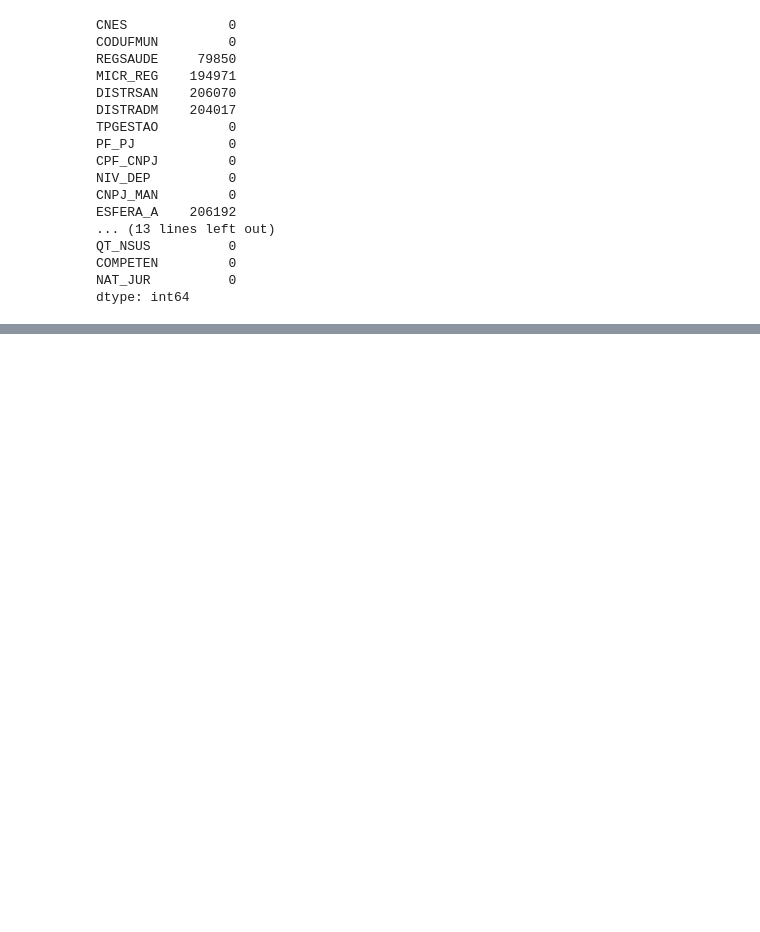
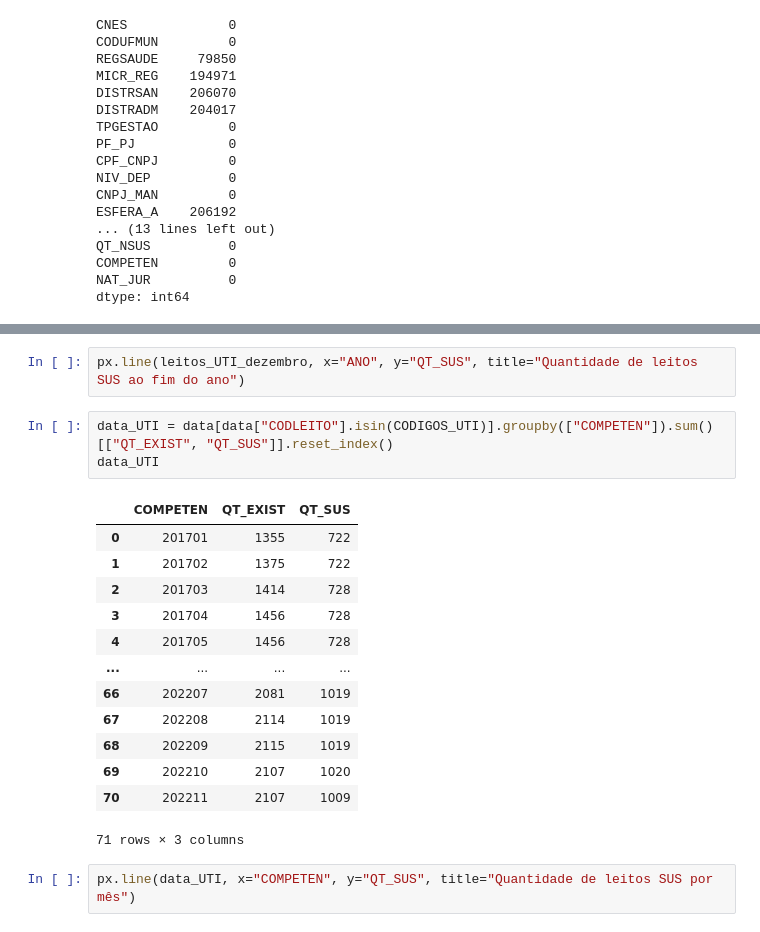
Before and after one commit to brunoconterato/go-capacidade-hospitalar, a Jupyter notebook: eda.ipynb, the cells around one changed output, grey strips where cells are left out. Saved outputs shown, nothing was run; the diff lists cells and outputs as text; blank space fills up the shorter version.

```diff
--- a/eda.ipynb
+++ b/eda.ipynb
@@ -64,0 +170,21 @@ dtype: int64
+# %%
+px.line(leitos_UTI_dezembro, x="ANO", y="QT_SUS", title="Quantidade de leitos SUS ao fim do ano")
+# %%
+data_UTI = data[data["CODLEITO"].isin(CODIGOS_UTI)].groupby(["COMPETEN"]).sum()[["QT_EXIST", "QT_SUS"]].reset_index()
+data_UTI
+# %% [output]
+|  | COMPETEN | QT_EXIST | QT_SUS |
+| 0 | 201701 | 1355 | 722 |
+| 1 | 201702 | 1375 | 722 |
+| 2 | 201703 | 1414 | 728 |
+| 3 | 201704 | 1456 | 728 |
+| 4 | 201705 | 1456 | 728 |
+| ... | ... | ... | ... |
+| 66 | 202207 | 2081 | 1019 |
+| 67 | 202208 | 2114 | 1019 |
+| 68 | 202209 | 2115 | 1019 |
+| 69 | 202210 | 2107 | 1020 |
+| 70 | 202211 | 2107 | 1009 |
+71 rows × 3 columns
+# %%
+px.line(data_UTI, x="COMPETEN", y="QT_SUS", title="Quantidade de leitos SUS por mês")
```
Also changed, not shown: parts of 10 cells of this notebook.
